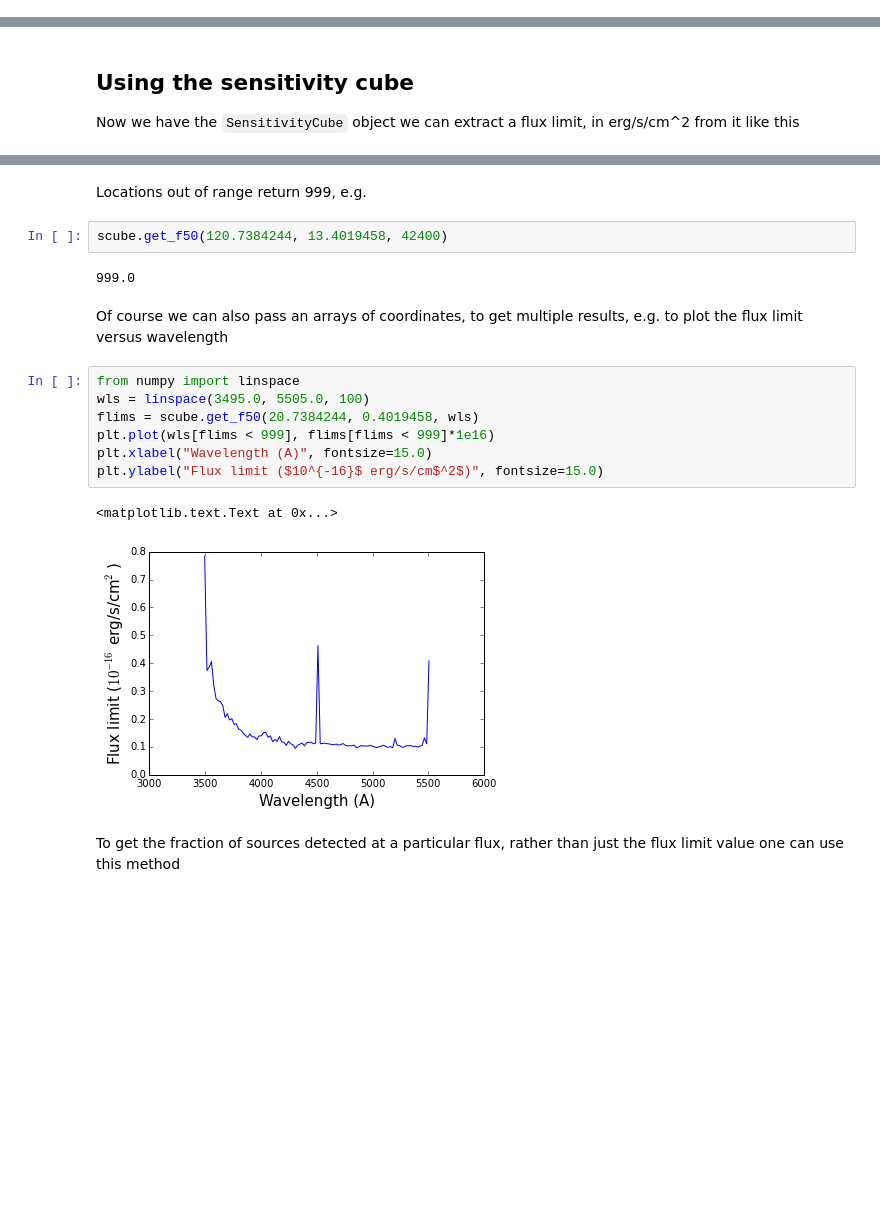
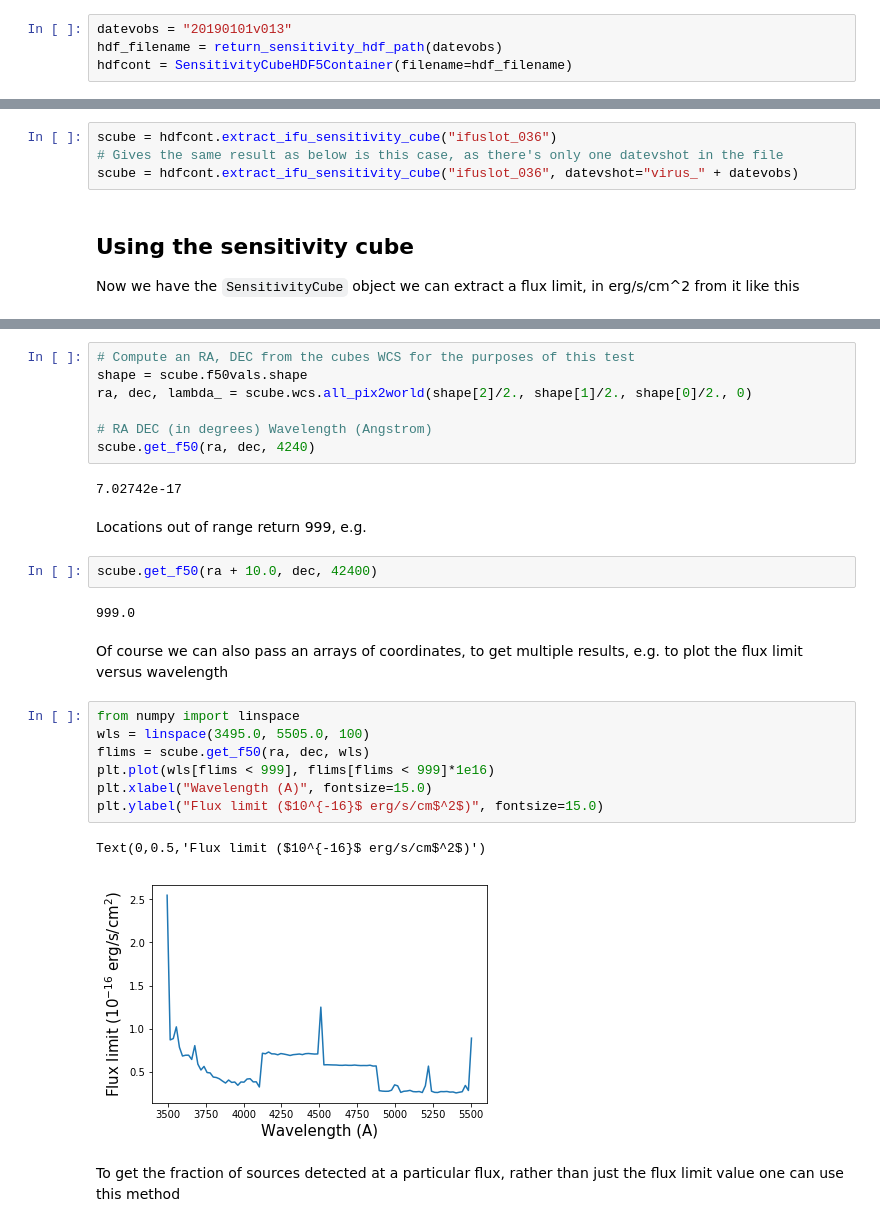
Before and after one commit to HETDEX/hetdex_api, a Jupyter notebook: notebooks/04-Getting_Flux_Limits_from_the_HDF5_Files.ipynb, the cells around one changed output, grey strips where cells are left out. Drawn from its saved outputs; the diff is of its cells as text; blank space fills up the shorter version.

Commit message:
Rename readme and add new function to flux limit API

```diff
--- a/notebooks/04-Getting_Flux_Limits_from_the_HDF5_Files.ipynb
+++ b/notebooks/04-Getting_Flux_Limits_from_the_HDF5_Files.ipynb
@@ -14,3 +14,7 @@ hdfcont = SensitivityCubeHDF5Container(filename="20181203_v013_sensitivity_cubes
+# %%
+datevobs = "20190101v013"
+hdf_filename = return_sensitivity_hdf_path(datevobs)
+hdfcont = SensitivityCubeHDF5Container(filename=hdf_filename)
 # %% [markdown]
 A method is supplied that shows the contents of the HDF5 container. This just calls the `print` function on the underlying `tables` File object. From this you can see what IFUs and shots are stored.
 # %%
@@ -40,3 +42,7 @@ scube = hdfcont.extract_ifu_sensitivity_cube("ifuslot_036", datevshot="virus_201
+# %%
+scube = hdfcont.extract_ifu_sensitivity_cube("ifuslot_036")
+# Gives the same result as below is this case, as there's only one datevshot in the file
+scube = hdfcont.extract_ifu_sensitivity_cube("ifuslot_036", datevshot="virus_" + datevobs)
 # %% [markdown]
 ## Using the sensitivity cube
 
@@ -49,21 +50,30 @@ scube.get_f50(20.7384244, 0.4019458, 4240)
+# %%
+# Compute an RA, DEC from the cubes WCS for the purposes of this test
+shape = scube.f50vals.shape
+ra, dec, lambda_ = scube.wcs.all_pix2world(shape[2]/2., shape[1]/2., shape[0]/2., 0)
+
+# RA DEC (in degrees) Wavelength (Angstrom)
+scube.get_f50(ra, dec, 4240)
+# %% [output]
+7.02742e-17
 # %% [markdown]
 Locations out of range return 999, e.g.
-# %%
-scube.get_f50(120.7384244, 13.4019458, 42400)
-# %% [output]
-999.0
+# %%
+scube.get_f50(ra + 10.0, dec, 42400)
+# %% [output]
+999.0
 # %% [markdown]
 Of course we can also pass an arrays of coordinates, to get multiple results, e.g. to plot the flux limit versus wavelength
 # %%
 from numpy import linspace
 wls = linspace(3495.0, 5505.0, 100)
-flims = scube.get_f50(20.7384244, 0.4019458, wls)
+flims = scube.get_f50(ra, dec, wls)
 plt.plot(wls[flims < 999], flims[flims < 999]*1e16)
 plt.xlabel("Wavelength (A)", fontsize=15.0)
 plt.ylabel("Flux limit ($10^{-16}$ erg/s/cm$^2$)", fontsize=15.0)
 # %% [output]
-<matplotlib.text.Text at 0x...>
+Text(0,0.5,'Flux limit ($10^{-16}$ erg/s/cm$^2$)')
-[figure, old version]
+[figure, new version]
 # %% [markdown]
 To get the fraction of sources detected at a particular flux, rather than just the flux limit value one can use this method
 # %%
```
Also changed, not shown: parts of 10 cells of this notebook, 2 other files.
